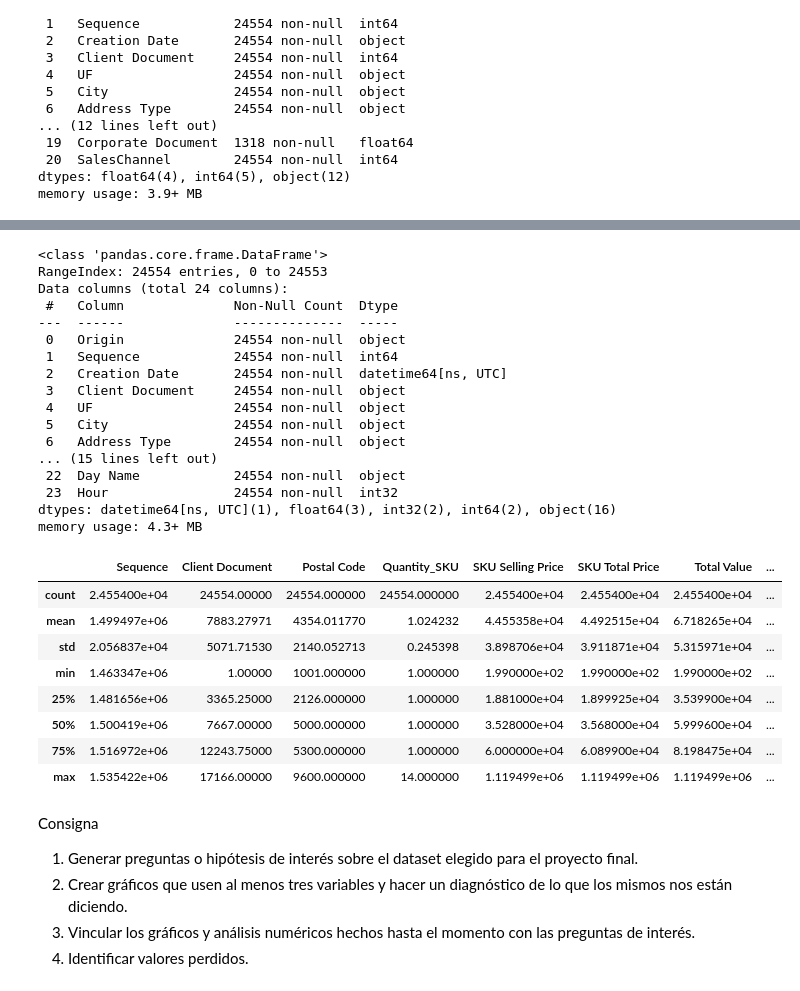
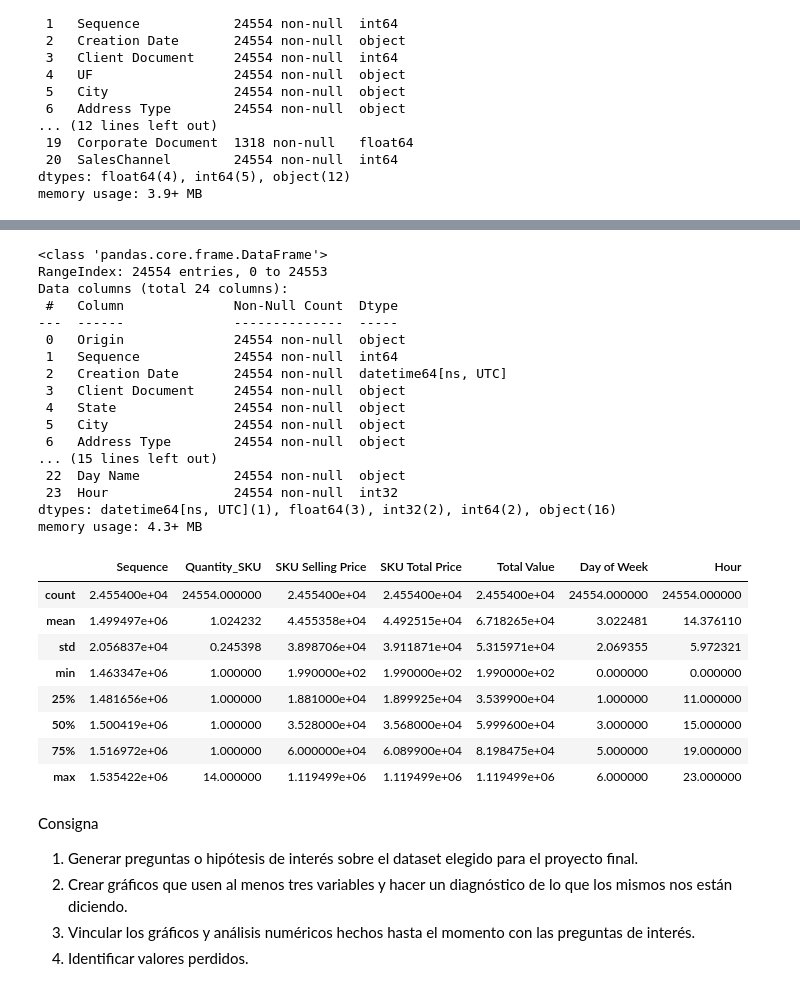
Before and after one commit to gustsirt/dataScience, a Jupyter notebook: Avance 1.ipynb, the cells around one changed output, grey strips where cells are left out. Saved outputs shown, nothing was run; the diff lists cells and outputs as text; code cells hidden in the pictures.

```diff
--- a/Avance 1.ipynb
+++ b/Avance 1.ipynb
@@ -111,6 +115,9 @@ dataset['SalesChannel'] = dataset['SalesChannel'].astype(str)
 
 # Convertir 'Creation Date' a datetime
 dataset['Creation Date'] = pd.to_datetime(dataset['Creation Date'])
+# %%
+# Cambiar el nombre de columnas
+dataset.rename(columns={'UF': 'State'}, inplace=True)
 # %%
 # Creación de las columnas necesarias para el analisis objetivo
 
@@ -122,3 +129,34 @@ dataset['Day Name'] = dataset['Creation Date'].dt.strftime('%A')
 
 # Extraer la hora
 dataset['Hour'] = dataset['Creation Date'].dt.hour
+# %%
+# Correción de valores (ETL)
+
+# Provincias (States)
+dataset['State'] = dataset['State'].str.title()
+dataset['State'] = dataset['State'].replace({
+    'Cordoba': 'Córdoba',
+    'Entre Rios': 'Entre Ríos',
+    'Misiones': 'Misíones',
+    'Neuquen': 'Neuquén',
+    'Rio Negro': 'Río Negro',
+    'Santa Fe': 'Santa Fé',
+    'Tucuman': 'Tucumán',
+    'Ciudad Autónoma De Buenos Aires': 'CABA'
+})
+
+# Ciudades (City)
+dataset['City'] = dataset['City'].str.title()
+dataset['City'] = dataset['City'].str.strip()
+dataset['City'] = dataset['City'].str.replace(r'\s+', ' ', regex=True)
+dataset['City'] = dataset['City'].apply(unidecode.unidecode)
+dataset['City'] = dataset['City'].replace({
+    'Ciudad Autonoma De Buenos Aires': 'CABA',
+    'C.A.B.A.': 'CABA',
+    'El Jaguel': 'El Jagüel',
+    'Emilio Bunge': 'Emilio V. Bunge',
+    'Joaquin V Gonzalez': 'Joaquin V. Gonzalez',
+    'Jose C. Paz': 'Jose Clemente Paz',
+    'Pto.iguazu': 'Puerto Iguazu',
+    'Pto.madryn': 'Puerto Madryn'
+})
@@ -124,0 +184,3 @@ dataset['Hour'] = dataset['Creation Date'].dt.hour
+# %%
+# TRATAMIENTO DE VALORES NULOS
+dataset['Discounts Names'].fillna('Sin descuento', inplace=True)
@@ -145,7 +277,7 @@ Data columns (total 24 columns):
  1   Sequence            24554 non-null  int64
  2   Creation Date       24554 non-null  datetime64[ns, UTC]
  3   Client Document     24554 non-null  object
- 4   UF                  24554 non-null  object
+ 4   State               24554 non-null  object
  5   City                24554 non-null  object
  6   Address Type        24554 non-null  object
 ... (15 lines left out)
@@ -155,17 +287,17 @@ dtypes: datetime64[ns, UTC](1), float64(3), int32(2), int64(2), object(16)
 memory usage: 4.3+ MB
 # %%
 # Analisis describe
-datos.describe()
+dataset.describe()
 # %% [output]
-|  | Sequence | Client Document | Postal Code | Quantity_SKU | SKU Selling Price | SKU Total Price | Total Value | ... |
-| count | 2.455400e+04 | 24554.00000 | 24554.000000 | 24554.000000 | 2.455400e+04 | 2.455400e+04 | 2.455400e+04 | ... |
-| mean | 1.499497e+06 | 7883.27971 | 4354.011770 | 1.024232 | 4.455358e+04 | 4.492515e+04 | 6.718265e+04 | ... |
-| std | 2.056837e+04 | 5071.71530 | 2140.052713 | 0.245398 | 3.898706e+04 | 3.911871e+04 | 5.315971e+04 | ... |
-| min | 1.463347e+06 | 1.00000 | 1001.000000 | 1.000000 | 1.990000e+02 | 1.990000e+02 | 1.990000e+02 | ... |
-| 25% | 1.481656e+06 | 3365.25000 | 2126.000000 | 1.000000 | 1.881000e+04 | 1.899925e+04 | 3.539900e+04 | ... |
-| 50% | 1.500419e+06 | 7667.00000 | 5000.000000 | 1.000000 | 3.528000e+04 | 3.568000e+04 | 5.999600e+04 | ... |
-| 75% | 1.516972e+06 | 12243.75000 | 5300.000000 | 1.000000 | 6.000000e+04 | 6.089900e+04 | 8.198475e+04 | ... |
-| max | 1.535422e+06 | 17166.00000 | 9600.000000 | 14.000000 | 1.119499e+06 | 1.119499e+06 | 1.119499e+06 | ... |
+|  | Sequence | Quantity_SKU | SKU Selling Price | SKU Total Price | Total Value | Day of Week | Hour |
+| count | 2.455400e+04 | 24554.000000 | 2.455400e+04 | 2.455400e+04 | 2.455400e+04 | 24554.000000 | 24554.000000 |
+| mean | 1.499497e+06 | 1.024232 | 4.455358e+04 | 4.492515e+04 | 6.718265e+04 | 3.022481 | 14.376110 |
+| std | 2.056837e+04 | 0.245398 | 3.898706e+04 | 3.911871e+04 | 5.315971e+04 | 2.069355 | 5.972321 |
+| min | 1.463347e+06 | 1.000000 | 1.990000e+02 | 1.990000e+02 | 1.990000e+02 | 0.000000 | 0.000000 |
+| 25% | 1.481656e+06 | 1.000000 | 1.881000e+04 | 1.899925e+04 | 3.539900e+04 | 1.000000 | 11.000000 |
+| 50% | 1.500419e+06 | 1.000000 | 3.528000e+04 | 3.568000e+04 | 5.999600e+04 | 3.000000 | 15.000000 |
+| 75% | 1.516972e+06 | 1.000000 | 6.000000e+04 | 6.089900e+04 | 8.198475e+04 | 5.000000 | 19.000000 |
+| max | 1.535422e+06 | 14.000000 | 1.119499e+06 | 1.119499e+06 | 1.119499e+06 | 6.000000 | 23.000000 |
 # %% [markdown]
 Consigna
 
```
Also changed, not shown: parts of 6 cells of this notebook.
